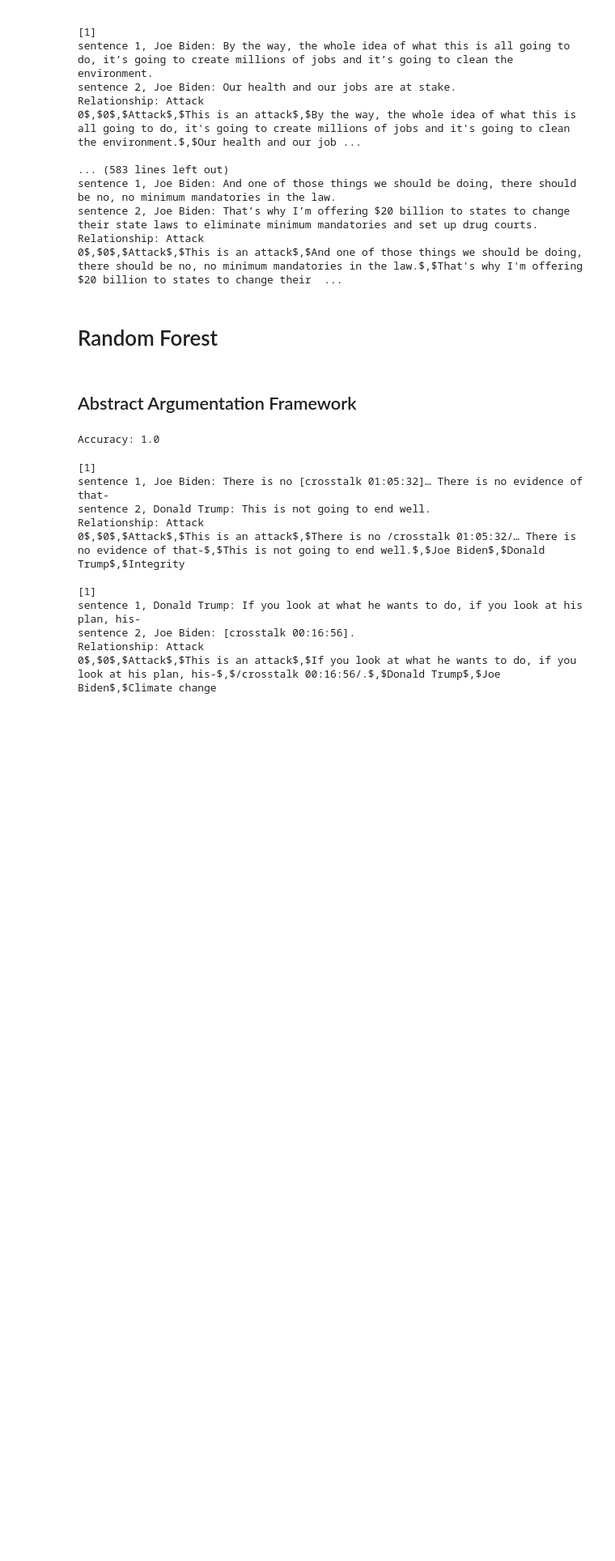
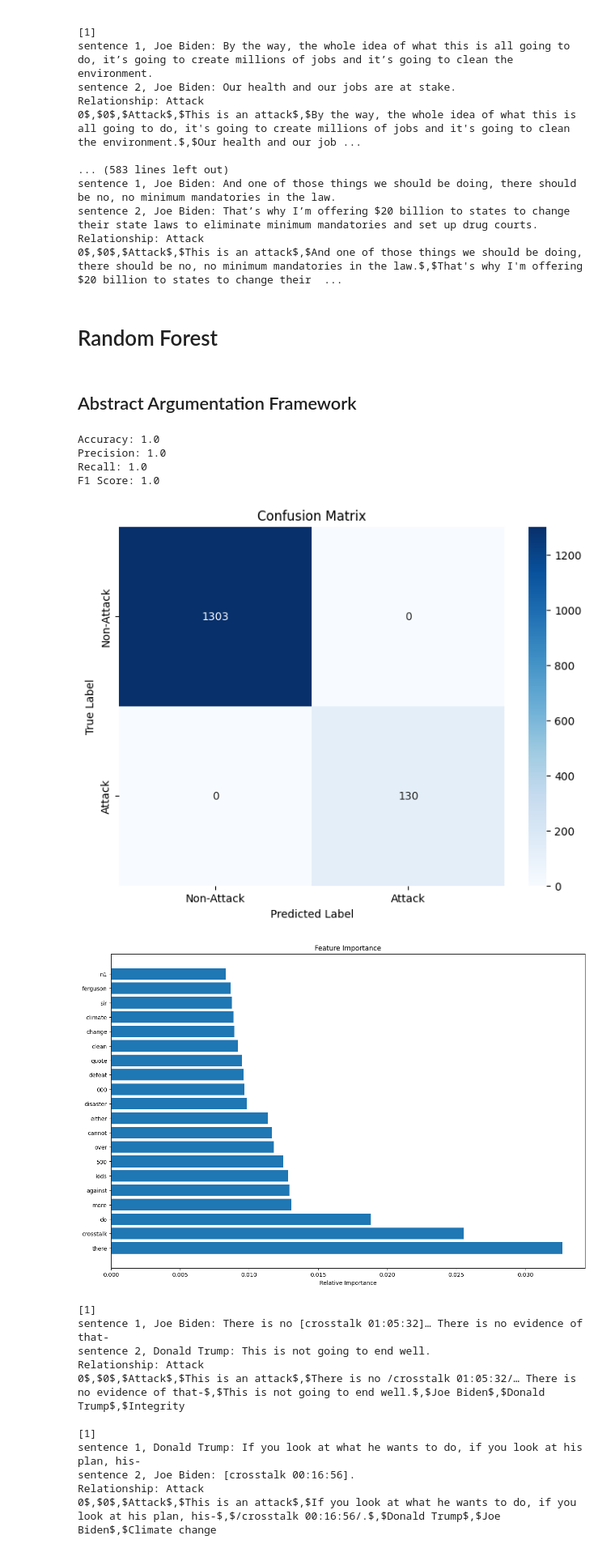
Before and after one commit to Robin-Chavigny/argumentation-analysis, a Jupyter notebook: python/Argumentation_Mining_Systeme.ipynb, the cells around one changed output. Shown at 81% size. Drawn from its saved outputs; the diff is of its cells as text; code cells hidden in the pictures; blank space fills up the shorter version.

Commit message:
Update jupyter notebook + page90 and add graph

```diff
--- a/python/Argumentation_Mining_Systeme.ipynb
+++ b/python/Argumentation_Mining_Systeme.ipynb
@@ -1176,8 +1176,12 @@ Relationship: Attack
 # %%
 from sklearn.ensemble import RandomForestClassifier  # ou RandomForestRegressor pour la régression
 from sklearn.model_selection import train_test_split
-from sklearn.metrics import accuracy_score  # ou d'autres métriques selon le problème
+from sklearn.metrics import accuracy_score, precision_score, recall_score, f1_score, confusion_matrix
+from sklearn.feature_extraction.text import TfidfVectorizer
 import pickle
+import matplotlib.pyplot as plt
+import seaborn as sns
+import numpy as np
 
 # Create dataset
 X = []
@@ -1190,33 +1194,68 @@ for ligne in new_lignes:
     if ligne[1] == 'Attack':
         y.append(1)
     else:  # if equal Neither
         y.append(0)
 
 # Convert the text data to numerical data using TF-IDF
 vectorizer = TfidfVectorizer()
 X_tfidf = vectorizer.fit_transform(X)
 
 # Ensure we have enough samples for each class in the dataset
 if len(set(y)) < 2:
     raise ValueError("The dataset must contain at least two classes.")
 
 # Split the data
 X_train, X_test, y_train, y_test = train_test_split(X_tfidf, y, test_size=0.2, random_state=42)
 
 clf = RandomForestClassifier(n_estimators=100, random_state=42)  # ajustez les hyperparamètres au besoin
 clf.fit(X_train, y_train)
 
 y_pred = clf.predict(X_test)
+
+# Calcul des métriques
 accuracy = accuracy_score(y_test, y_pred)
+precision = precision_score(y_test, y_pred)
+recall = recall_score(y_test, y_pred)
+f1 = f1_score(y_test, y_pred)
+
 print(f"Accuracy: {accuracy}")
+print(f"Precision: {precision}")
+print(f"Recall: {recall}")
+print(f"F1 Score: {f1}")
 
 # Save the vectorizer and classifier
 with open('vectorizer.pkl', 'wb') as f:
     pickle.dump(vectorizer, f)
 with open('classifier.pkl', 'wb') as f:
     pickle.dump(clf, f)
+
+# Plotting the results
+conf_matrix = confusion_matrix(y_test, y_pred)
+plt.figure(figsize=(8, 6))
+sns.heatmap(conf_matrix, annot=True, fmt='d', cmap='Blues', xticklabels=['Non-Attack', 'Attack'], yticklabels=['Non-Attack', 'Attack'])
+plt.xlabel('Predicted Label')
+plt.ylabel('True Label')
+plt.title('Confusion Matrix')
+plt.show()
+
+# Plotting feature importance
+feature_importances = clf.feature_importances_
+indices = np.argsort(feature_importances)[::-1]
+names = [vectorizer.get_feature_names_out()[i] for i in indices]
+
+plt.figure(figsize=(15, 10))
+plt.title("Feature Importance")
+plt.barh(range(len(indices[:20])), feature_importances[indices][:20], align='center')
+plt.yticks(range(len(indices[:20])), [names[i] for i in range(20)])
+plt.xlabel('Relative Importance')
+plt.show()
 # %% [output]
 Accuracy: 1.0
+Precision: 1.0
+Recall: 1.0
+F1 Score: 1.0
+[figure, added]
+[figure, added]
 # %%
 import random
 
```
Also changed, not shown: parts of 1 cell of this notebook, 14 other files.
